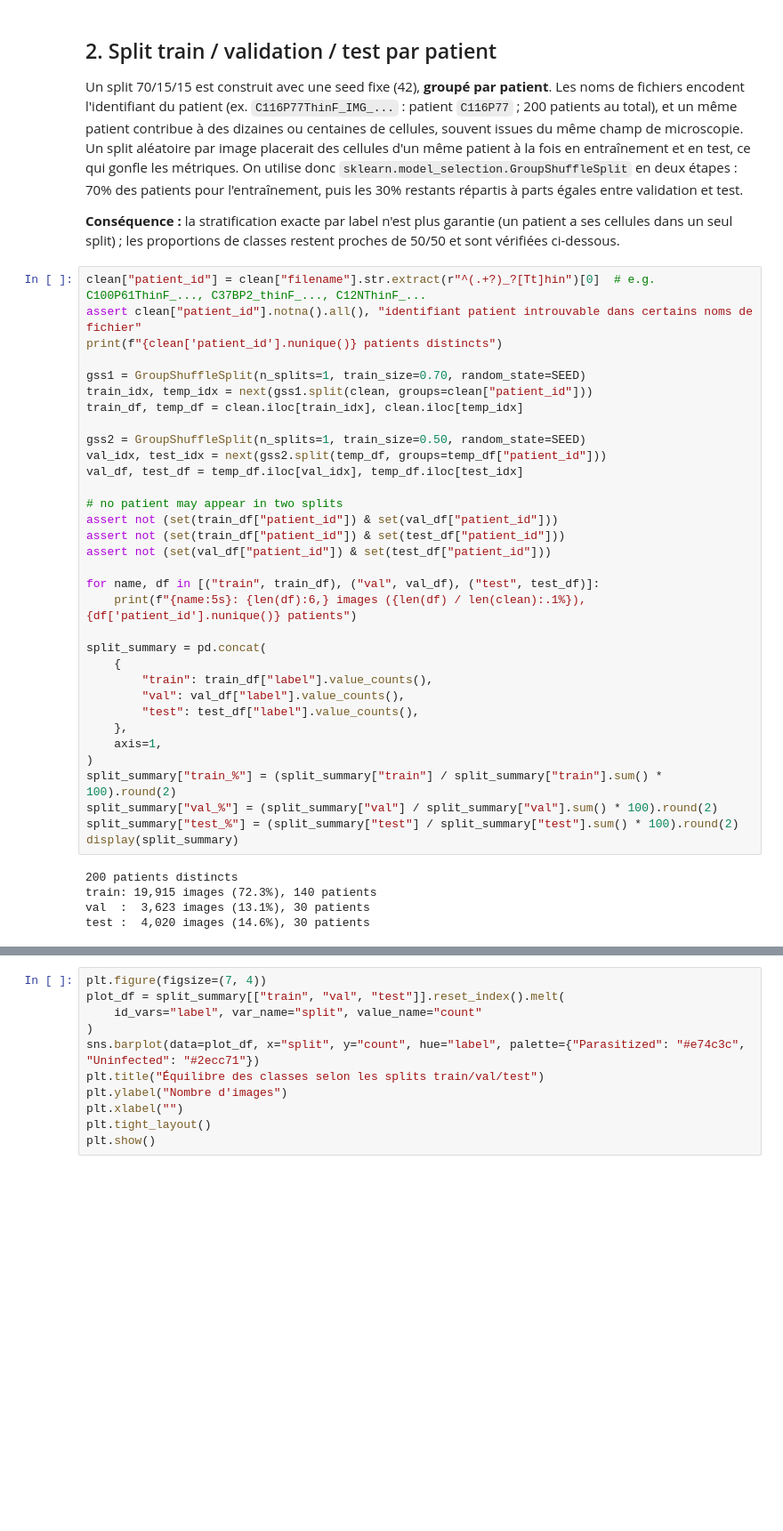
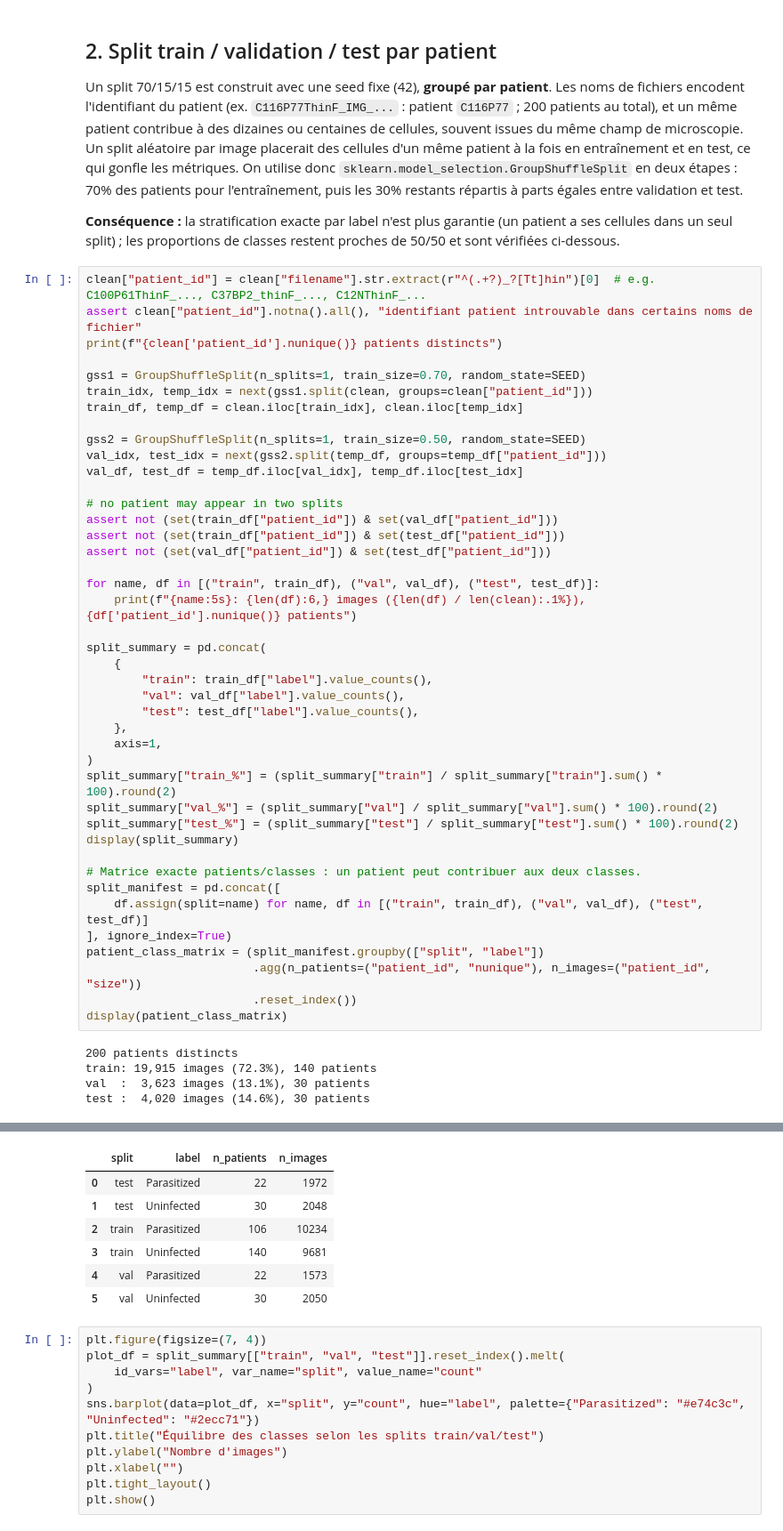
Before and after one commit to juliettebm/malaria-microscopy-deep-learning, a Jupyter notebook: 02_preprocessing_annotated_dataset.ipynb, the cells around one changed output, grey strips where cells are left out. Shown at 89% size. Drawn from its saved outputs; the diff is of its cells as text; blank space fills up the shorter version.

```diff
--- a/02_preprocessing_annotated_dataset.ipynb
+++ b/02_preprocessing_annotated_dataset.ipynb
@@ -73,33 +73,49 @@ val_df, test_df = temp_df.iloc[val_idx], temp_df.iloc[test_idx]
 
 # no patient may appear in two splits
 assert not (set(train_df["patient_id"]) & set(val_df["patient_id"]))
 assert not (set(train_df["patient_id"]) & set(test_df["patient_id"]))
 assert not (set(val_df["patient_id"]) & set(test_df["patient_id"]))
 
 for name, df in [("train", train_df), ("val", val_df), ("test", test_df)]:
     print(f"{name:5s}: {len(df):6,} images ({len(df) / len(clean):.1%}), {df['patient_id'].nunique()} patients")
 
 split_summary = pd.concat(
     {
         "train": train_df["label"].value_counts(),
         "val": val_df["label"].value_counts(),
         "test": test_df["label"].value_counts(),
     },
     axis=1,
 )
 split_summary["train_%"] = (split_summary["train"] / split_summary["train"].sum() * 100).round(2)
 split_summary["val_%"] = (split_summary["val"] / split_summary["val"].sum() * 100).round(2)
 split_summary["test_%"] = (split_summary["test"] / split_summary["test"].sum() * 100).round(2)
 display(split_summary)
+
+# Matrice exacte patients/classes : un patient peut contribuer aux deux classes.
+split_manifest = pd.concat([
+    df.assign(split=name) for name, df in [("train", train_df), ("val", val_df), ("test", test_df)]
+], ignore_index=True)
+patient_class_matrix = (split_manifest.groupby(["split", "label"])
+                        .agg(n_patients=("patient_id", "nunique"), n_images=("patient_id", "size"))
+                        .reset_index())
+display(patient_class_matrix)
 # %% [output]
 200 patients distincts
 train: 19,915 images (72.3%), 140 patients
 val  :  3,623 images (13.1%), 30 patients
 test :  4,020 images (14.6%), 30 patients
 |  | train | val | test | train_% | val_% | test_% |
 | label |  |  |  |  |  |  |
 | Parasitized | 10234 | 1573 | 1972 | 51.39 | 43.42 | 49.05 |
 | Uninfected | 9681 | 2050 | 2048 | 48.61 | 56.58 | 50.95 |
+|  | split | label | n_patients | n_images |
+| 0 | test | Parasitized | 22 | 1972 |
+| 1 | test | Uninfected | 30 | 2048 |
+| 2 | train | Parasitized | 106 | 10234 |
+| 3 | train | Uninfected | 140 | 9681 |
+| 4 | val | Parasitized | 22 | 1573 |
+| 5 | val | Uninfected | 30 | 2050 |
 # %%
 plt.figure(figsize=(7, 4))
 plot_df = split_summary[["train", "val", "test"]].reset_index().melt(
```
Also changed, not shown: parts of 4 cells of this notebook, 14 other files.
